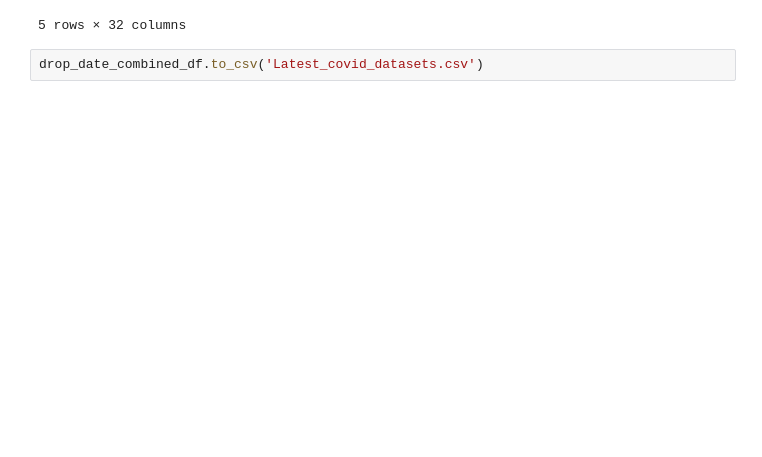
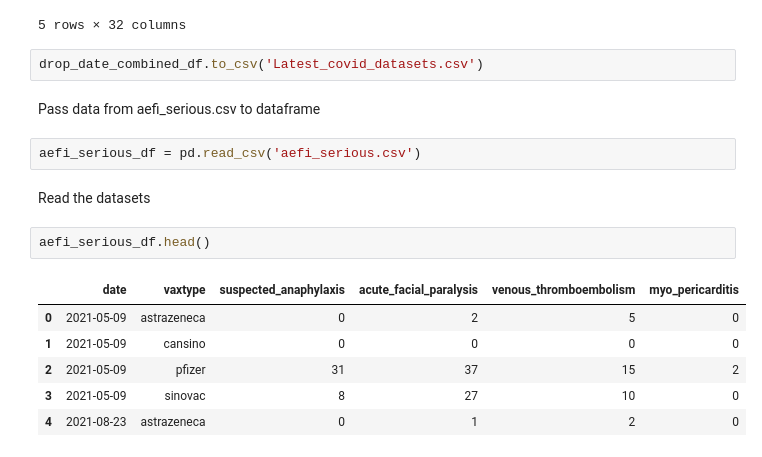
Before and after one commit to kamal089601/HIA302_Project, a Jupyter notebook: HIA302_Project/HIA302_Project.ipynb, the cells around one changed output. Drawn from its saved outputs; the diff is of its cells as text; blank space fills up the shorter version.

```diff
--- a/HIA302_Project/HIA302_Project.ipynb
+++ b/HIA302_Project/HIA302_Project.ipynb
@@ -247,3 +247,18 @@ drop_date_combined_df.head()
 5 rows × 32 columns
 # %%
 drop_date_combined_df.to_csv('Latest_covid_datasets.csv')
+# %% [markdown]
+Pass data from aefi_serious.csv to dataframe
+# %%
+aefi_serious_df = pd.read_csv('aefi_serious.csv')
+# %% [markdown]
+Read the datasets
+# %%
+aefi_serious_df.head()
+# %% [output]
+|  | date | vaxtype | suspected_anaphylaxis | acute_facial_paralysis | venous_thromboembolism | myo_pericarditis |
+| 0 | 2021-05-09 | astrazeneca | 0 | 2 | 5 | 0 |
+| 1 | 2021-05-09 | cansino | 0 | 0 | 0 | 0 |
+| 2 | 2021-05-09 | pfizer | 31 | 37 | 15 | 2 |
+| 3 | 2021-05-09 | sinovac | 8 | 27 | 10 | 0 |
+| 4 | 2021-08-23 | astrazeneca | 0 | 1 | 2 | 0 |
```
Also changed, not shown: parts of 12 cells of this notebook.
